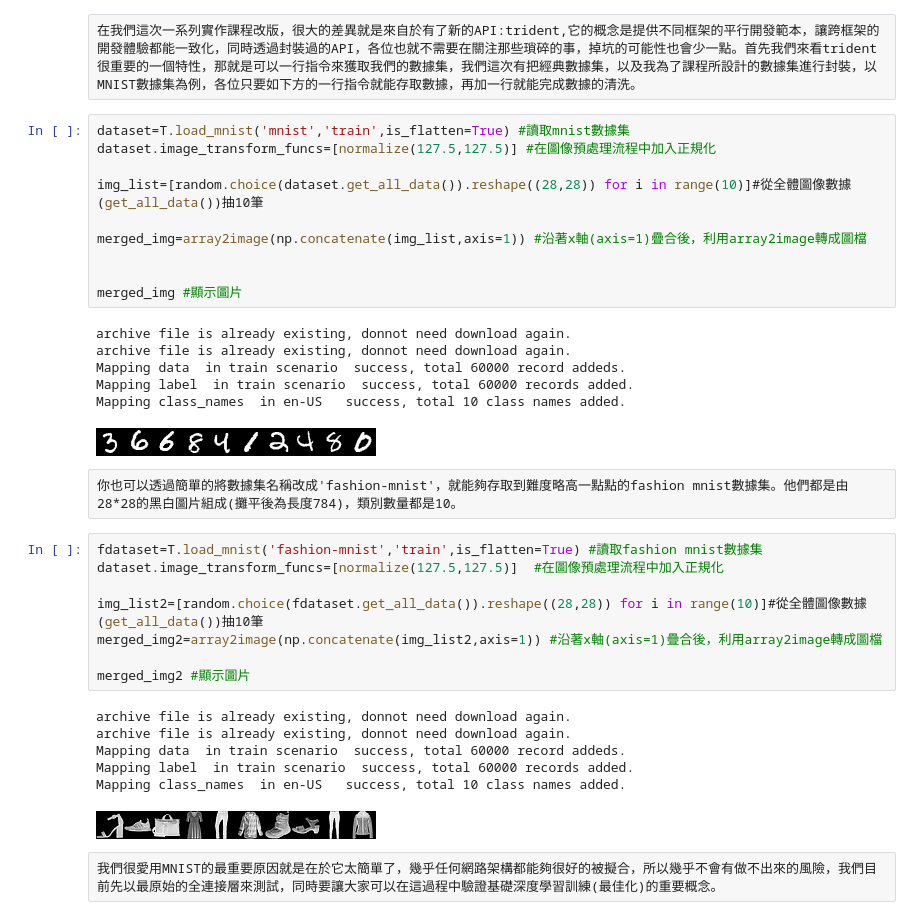
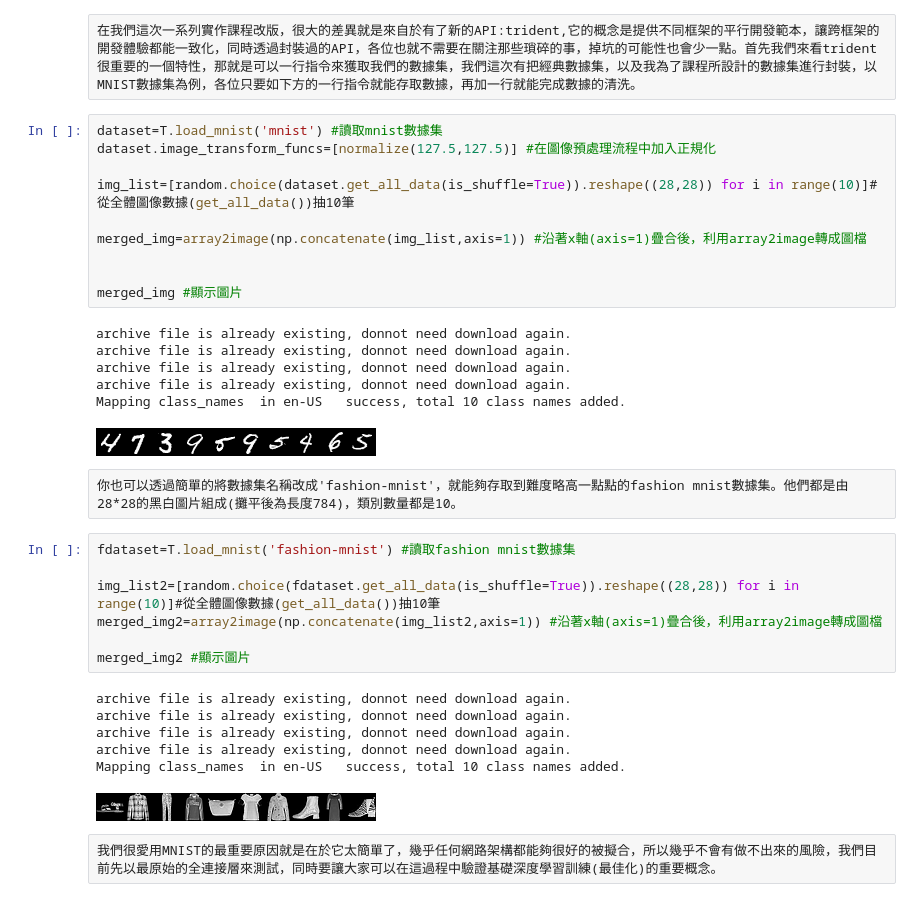
Before and after one commit to AllanYiin/DeepBelief_Course5_Examples, a Jupyter notebook: prewarm01_另一種角度看mnist/HelloWorld_mnist_pytorch.ipynb, the cells around one changed output. Cells and saved outputs as stored; diff of their text form.

```diff
--- a/prewarm01_另一種角度看mnist/HelloWorld_mnist_pytorch.ipynb
+++ b/prewarm01_另一種角度看mnist/HelloWorld_mnist_pytorch.ipynb
@@ -37,10 +37,10 @@ Pytorch version:1.3.1.
 # %% [raw]
 在我們這次一系列實作課程改版，很大的差異就是來自於有了新的API:trident,它的概念是提供不同框架的平行開發範本，讓跨框架的開發體驗都能一致化，同時透過封裝過的API，各位也就不需要在關注那些瑣碎的事，掉坑的可能性也會少一點。首先我們來看trident很重要的一個特性，那就是可以一行指令來獲取我們的數據集，我們這次有把經典數據集，以及我為了課程所設計的數據集進行封裝，以MNIST數據集為例，各位只要如下方的一行指令就能存取數據，再加一行就能完成數據的清洗。
 # %%
-dataset=T.load_mnist('mnist','train',is_flatten=True) #讀取mnist數據集
+dataset=T.load_mnist('mnist') #讀取mnist數據集
 dataset.image_transform_funcs=[normalize(127.5,127.5)] #在圖像預處理流程中加入正規化
 
-img_list=[random.choice(dataset.get_all_data()).reshape((28,28)) for i in range(10)]#從全體圖像數據(get_all_data())抽10筆
+img_list=[random.choice(dataset.get_all_data(is_shuffle=True)).reshape((28,28)) for i in range(10)]#從全體圖像數據(get_all_data())抽10筆
 
 merged_img=array2image(np.concatenate(img_list,axis=1)) #沿著x軸(axis=1)疊合後，利用array2image轉成圖檔
 
@@ -49,27 +49,26 @@ merged_img #顯示圖片
 # %% [output]
 archive file is already existing, donnot need download again.
 archive file is already existing, donnot need download again.
-Mapping data  in train scenario  success, total 60000 record addeds.
-Mapping label  in train scenario  success, total 60000 records added.
+archive file is already existing, donnot need download again.
+archive file is already existing, donnot need download again.
 Mapping class_names  in en-US   success, total 10 class names added.
-[figure, old version]
+[figure, new version]
 # %% [raw]
 你也可以透過簡單的將數據集名稱改成'fashion-mnist'，就能夠存取到難度略高一點點的fashion mnist數據集。他們都是由28*28的黑白圖片組成(攤平後為長度784)，類別數量都是10。
 # %%
-fdataset=T.load_mnist('fashion-mnist','train',is_flatten=True) #讀取fashion mnist數據集
-dataset.image_transform_funcs=[normalize(127.5,127.5)]  #在圖像預處理流程中加入正規化
+fdataset=T.load_mnist('fashion-mnist') #讀取fashion mnist數據集
 
-img_list2=[random.choice(fdataset.get_all_data()).reshape((28,28)) for i in range(10)]#從全體圖像數據(get_all_data())抽10筆
+img_list2=[random.choice(fdataset.get_all_data(is_shuffle=True)).reshape((28,28)) for i in range(10)]#從全體圖像數據(get_all_data())抽10筆
 merged_img2=array2image(np.concatenate(img_list2,axis=1)) #沿著x軸(axis=1)疊合後，利用array2image轉成圖檔
 
 merged_img2 #顯示圖片
 # %% [output]
 archive file is already existing, donnot need download again.
 archive file is already existing, donnot need download again.
-Mapping data  in train scenario  success, total 60000 record addeds.
-Mapping label  in train scenario  success, total 60000 records added.
+archive file is already existing, donnot need download again.
+archive file is already existing, donnot need download again.
 Mapping class_names  in en-US   success, total 10 class names added.
-[figure, old version]
+[figure, new version]
 # %% [raw]
 我們很愛用MNIST的最重要原因就是在於它太簡單了，幾乎任何網路架構都能夠很好的被擬合，所以幾乎不會有做不出來的風險，我們目前先以最原始的全連接層來測試，同時要讓大家可以在這過程中驗證基礎深度學習訓練(最佳化)的重要概念。
 # %% [raw]
```
Also changed, not shown: parts of 5 cells of this notebook, 8 other files.
